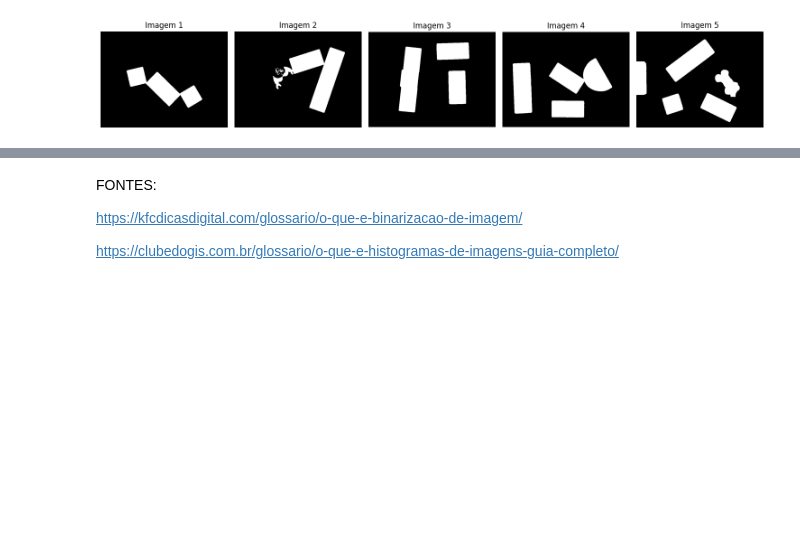
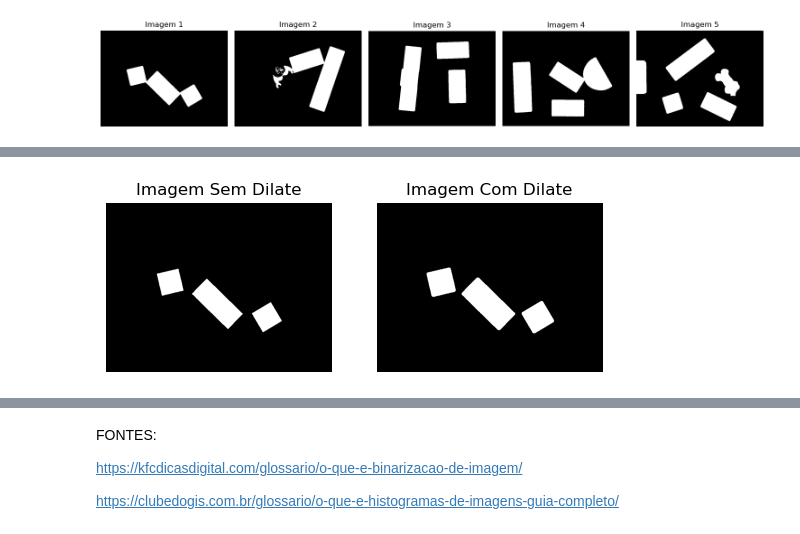
Before and after one commit to miguelac4/piv_tp1, a Jupyter notebook: src/trabalho_pratico1.ipynb, the cells around one changed output, grey strips where cells are left out. Saved outputs shown, nothing was run; the diff lists cells and outputs as text; code cells hidden in the pictures; blank space fills up the shorter version.

```diff
--- a/src/trabalho_pratico1.ipynb
+++ b/src/trabalho_pratico1.ipynb
@@ -334,0 +349,15 @@ delaite - arredondar os cantos
+# %%
+img_dilate1 = cv2.dilate(img_erode1, kernel, iterations=1)
+
+plt.subplot(1,2,1)
+plt.imshow(img_erode1, cmap='gray')
+plt.title("Imagem Sem Dilate")
+plt.axis("off")
+
+plt.subplot(1,2,2)
+plt.imshow(img_dilate1, cmap='gray')
+plt.title("Imagem Com Dilate")
+plt.axis("off")
+plt.show()
+# %% [output]
+[figure, added]
```
Also changed, not shown: parts of 5 cells of this notebook.
